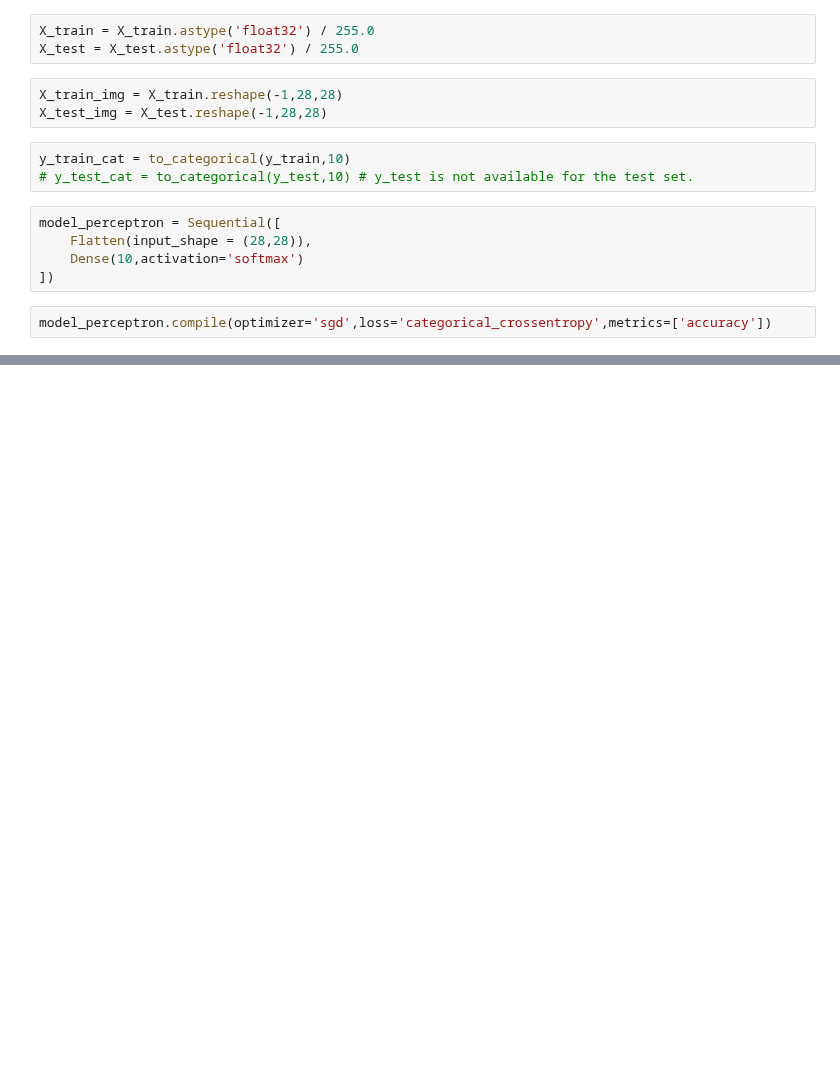
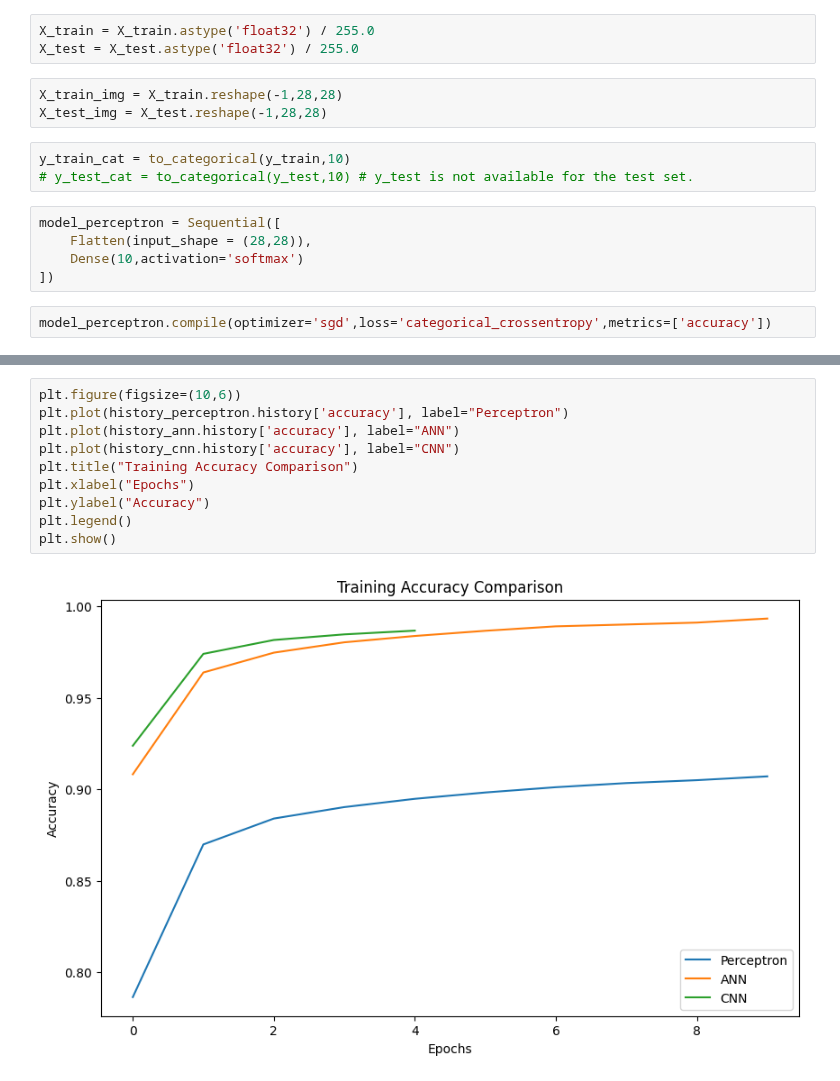
Before and after one commit to soumensen411/Deep-Learning-Model, a Jupyter notebook: CNN/CNN_Project.ipynb, the cells around one changed output, grey strips where cells are left out. Cells and saved outputs as stored; diff of their text form; blank space fills up the shorter version.

```diff
--- a/CNN/CNN_Project.ipynb
+++ b/CNN/CNN_Project.ipynb
@@ -101,0 +216,12 @@ Epoch 5/5
+# %%
+plt.figure(figsize=(10,6))
+plt.plot(history_perceptron.history['accuracy'], label="Perceptron")
+plt.plot(history_ann.history['accuracy'], label="ANN")
+plt.plot(history_cnn.history['accuracy'], label="CNN")
+plt.title("Training Accuracy Comparison")
+plt.xlabel("Epochs")
+plt.ylabel("Accuracy")
+plt.legend()
+plt.show()
+# %% [output]
+[figure, added]
```
Also changed, not shown: parts of 13 cells of this notebook.
